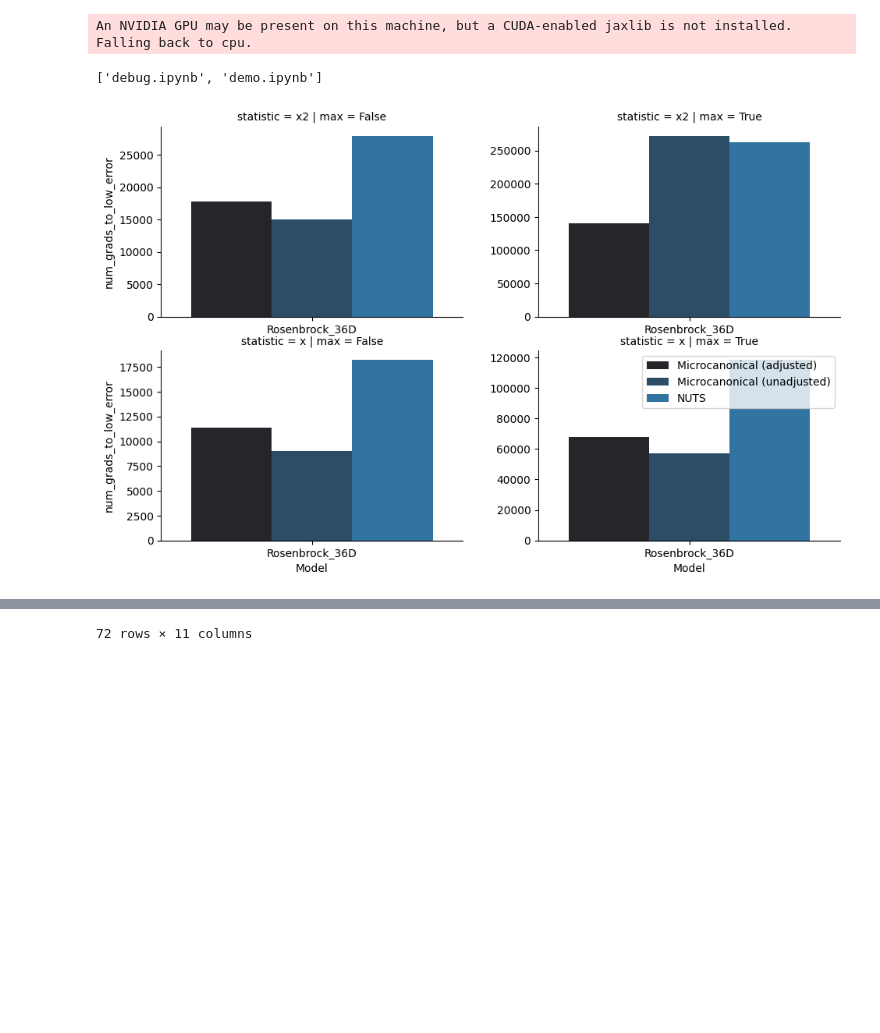
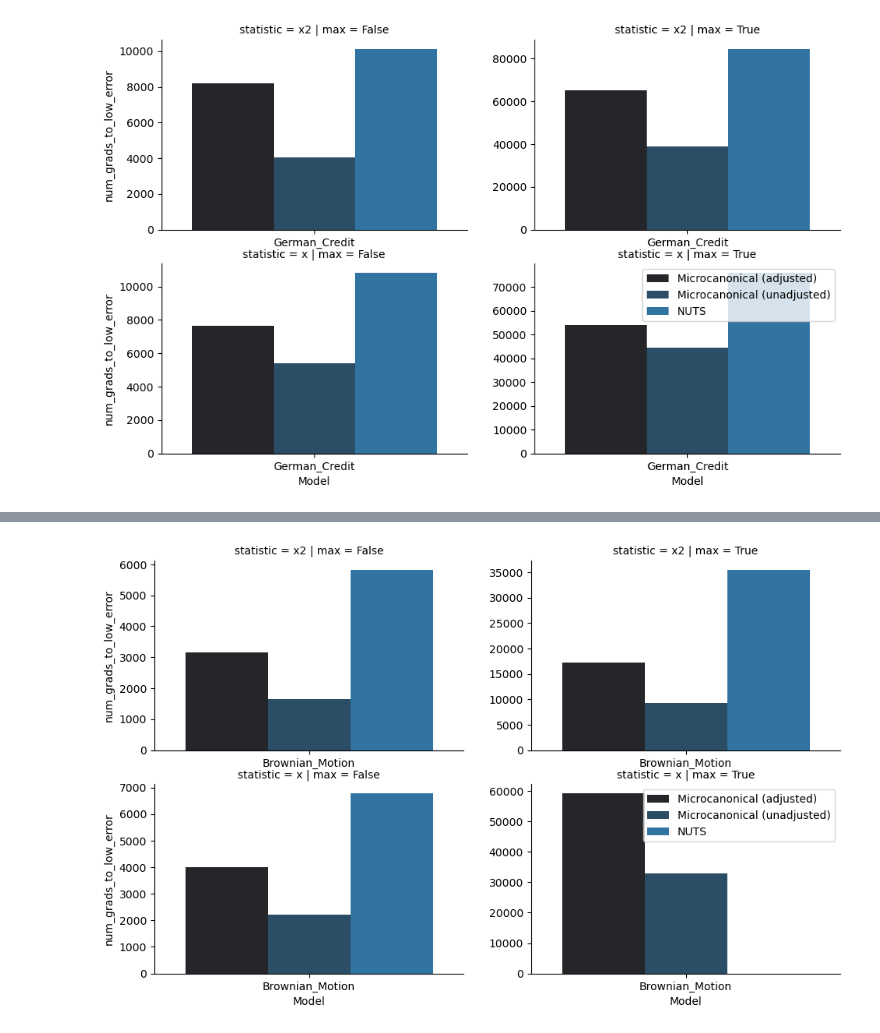
Before and after one commit to reubenharry/sampler-benchmarks, a Jupyter notebook: sampler-comparison/sampler_comparison/examples/demo.ipynb, the cells around one changed output, grey strips where cells are left out. Drawn from its saved outputs; the diff is of its cells as text; code cells hidden in the pictures; blank space fills up the shorter version.

```diff
--- a/sampler-comparison/sampler_comparison/examples/demo.ipynb
+++ b/sampler-comparison/sampler_comparison/examples/demo.ipynb
@@ -19,6 +28,12 @@ To enable the following instructions: AVX2 FMA, in other operations, rebuild Ten
 # %%
 from sampler_evaluation.models import models
 from sampler_evaluation.models.standardgaussian import Gaussian
+from sampler_comparison.samplers.general import initialize_model
+from sampler_evaluation.models.banana import banana
+from sampler_evaluation.evaluation.ess import samples_to_low_error, get_standardized_squared_error
+
+
+model=banana()
 
 samples, metadata = samplers['nuts'](return_samples=True)(
         model=gym.targets.Banana(),
@@ -40,43 +121,60 @@ import itertools
 import os
 import pandas as pd
 from sampler_comparison.samplers import samplers
-from sampler_evaluation.models import models
+from sampler_evaluation.models.banana import banana
+from sampler_evaluation.models.brownian import brownian_motion
+from sampler_evaluation.models.standardgaussian import Gaussian
+from sampler_evaluation.models.german_credit import german_credit
+from sampler_evaluation.models.stochastic_volatility import stochastic_volatility
+from sampler_evaluation.models.item_response import item_response
+from sampler_evaluation.models.rosenbrock import Rosenbrock_36D
+from sampler_evaluation.models.neals_funnel import neals_funnel
+
+
+models = {
+    "Banana": banana(),
+    "Gaussian_100D": Gaussian(ndims=100),
+    "Brownian_Motion": brownian_motion(),
+    "German_Credit": german_credit(),
+    "Rosenbrock_36D": Rosenbrock_36D(),
+    # "Neals_Funnel": neals_funnel(),
+    # "Stochastic_Volatility": stochastic_volatility(),
+    # "Item_Response": item_response(),
+}
+
 
 df = pd.concat([pd.read_csv(os.path.join('..','results', f'{sampler}_{model}.csv')) for sampler, model in itertools.product(samplers, models)], ignore_index=True)
-# %% [output]
-An NVIDIA GPU may be present on this machine, but a CUDA-enabled jaxlib is not installed. Falling back to cpu.
-['debug.ipynb', 'demo.ipynb']
 # %%
 import numpy as np
 
 
 def display_results(model_name,df, include_tuning=False):
 
   df["PrettyName"] = df["Sampler"].apply({"nuts": "NUTS", "unadjusted_microcanonical": "Microcanonical (unadjusted)", "adjusted_microcanonical": "Microcanonical (adjusted)"}.get)
   df["total_num_grads_to_low_error"] = df["num_grads_to_low_error"] + df["num_tuning_grads"]
   df = df[df["Model"] == model_name]
 
   g = sns.FacetGrid(df,
               col='max',
               row="statistic",
               sharex=False,
               sharey=False,
               height=4,
              )
   g = g.map(sns.barplot, 'Model',  'total_num_grads_to_low_error' if include_tuning else "num_grads_to_low_error", "PrettyName",
             hue_order=np.unique(df["PrettyName"]),
             order=np.unique(df["Model"]),
             # log_scale=True,
             palette='dark:#1f77b4'
   )
   plt.legend()
   plt.gcf().set_size_inches(10, 6)
   plt.show()
 
-# display_results("German_Credit", df, include_tuning=False)
-# display_results("Brownian_Motion", df, include_tuning=False)
+display_results("German_Credit", df, include_tuning=False)
+display_results("Brownian_Motion", df, include_tuning=False)
 # display_results("Neals_Funnel", df, include_tuning=False)
 display_results("Rosenbrock_36D", df, include_tuning=False)
-display(df)
+# display(df)
 # %% [output]
-[figure, old version]
+[figure, new version]
@@ -95 +181 @@ display(df)
-72 rows × 11 columns
+[figure, added]
```
Also changed, not shown: parts of 12 cells of this notebook, 34 other files.
